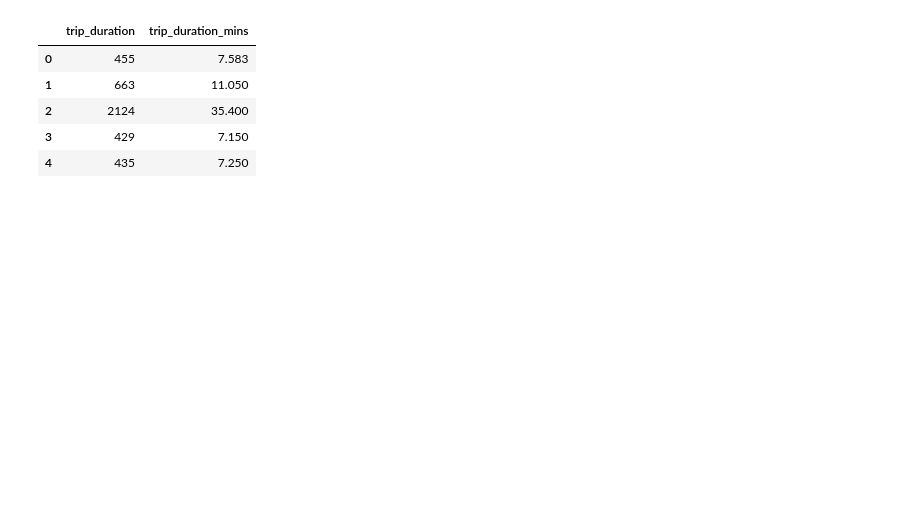
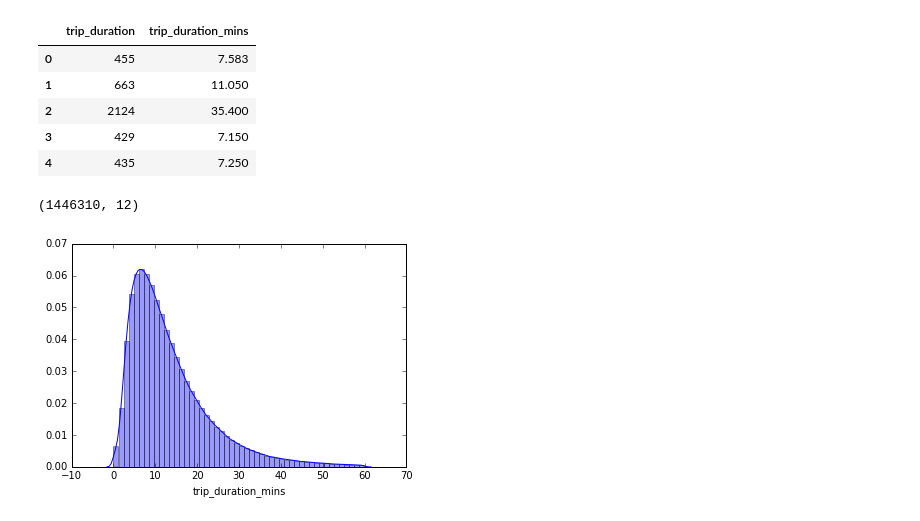
Before and after one commit to mitch-taylor/nyc_taxi, a Jupyter notebook: eda.ipynb, the cells around one changed output. Drawn from its saved outputs; the diff is of its cells as text; code cells hidden in the pictures; blank space fills up the shorter version.

```diff
--- a/eda.ipynb
+++ b/eda.ipynb
@@ -60,0 +73,11 @@ train[['trip_duration', 'trip_duration_mins']].head()
+# %%
+# remove trips > 1 hour
+train = train.loc[train['trip_duration_mins'] < 60]
+train.shape
+# %% [output]
+(1446310, 12)
+# %%
+plt = sns.distplot(train['trip_duration_mins'])
+#plt.set(ylim = 0)
+# %% [output]
+[figure, added]
```
Also changed, not shown: parts of 10 cells of this notebook.
